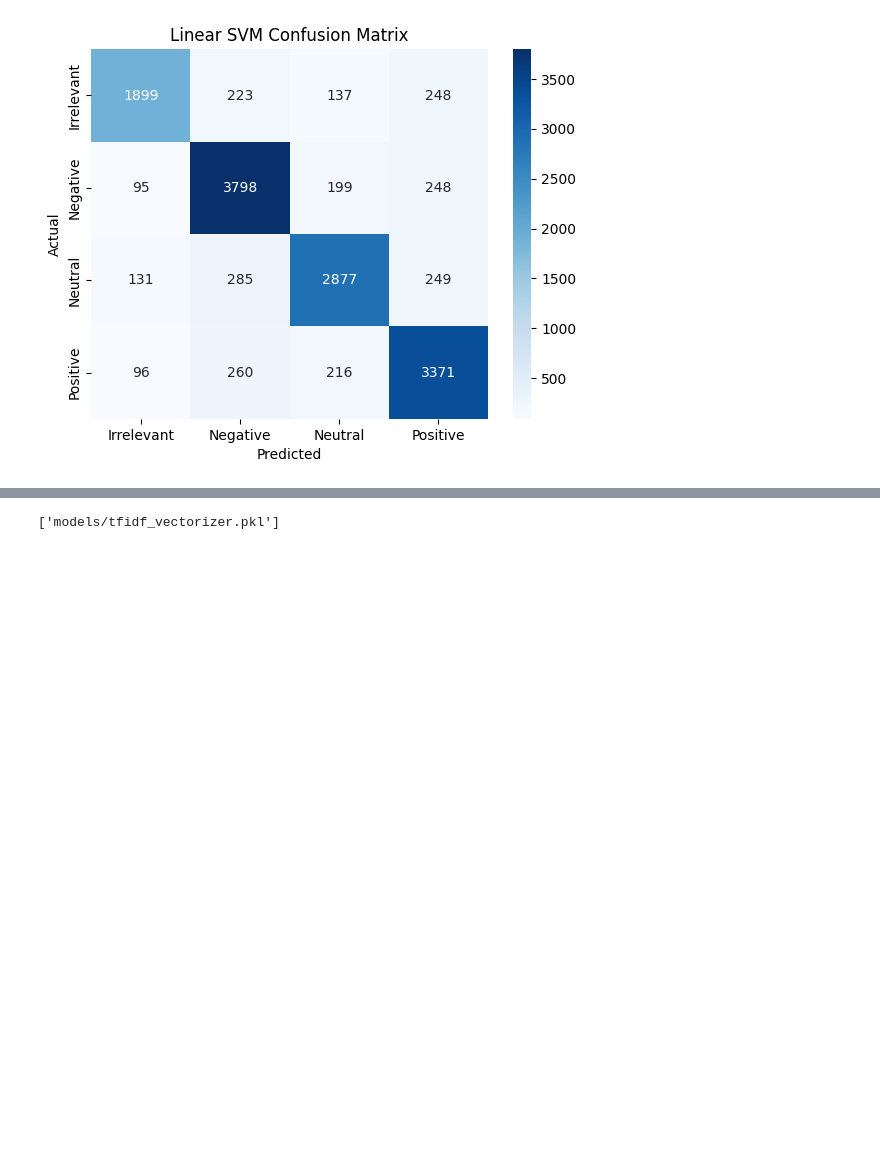
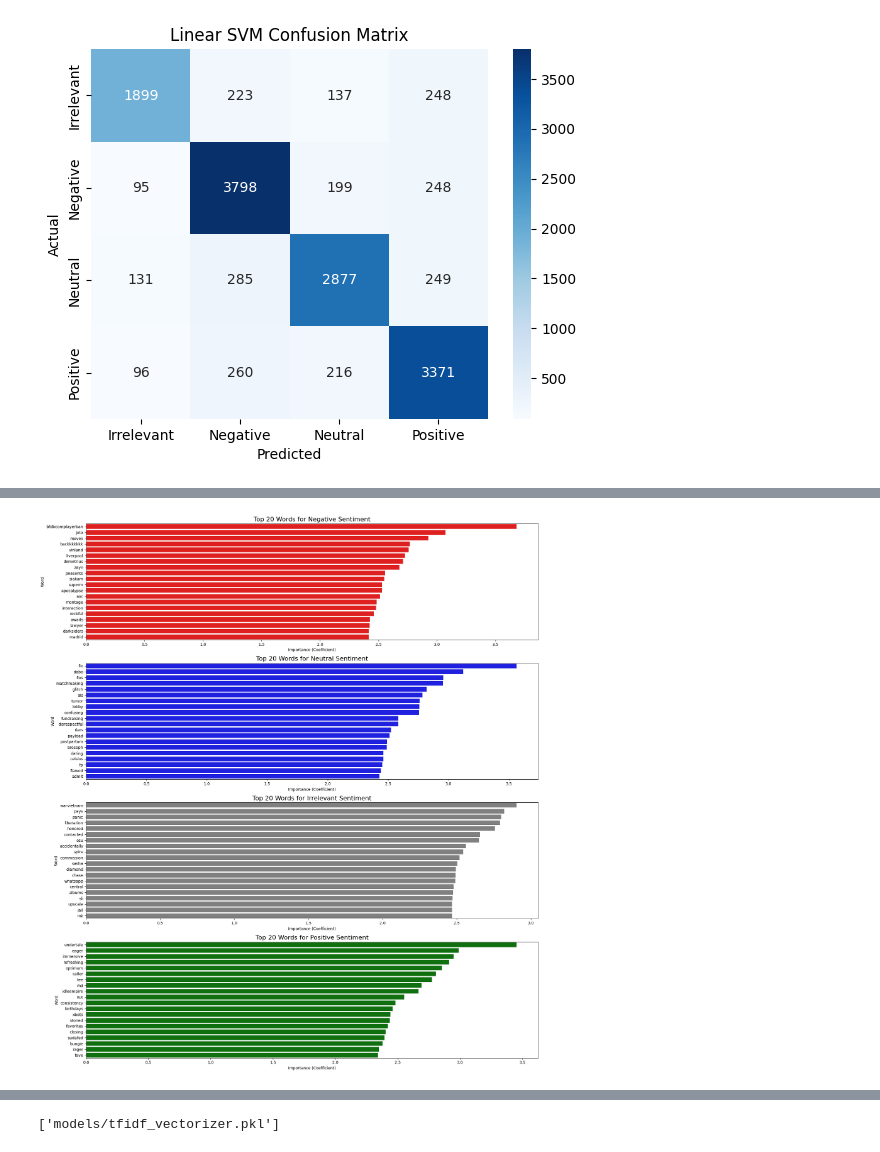
Before and after one commit to 29HENRIKH/SENTIMENT-ANALYSIS-, a Jupyter notebook: VIBELENZZ.ipynb, the cells around one changed output, grey strips where cells are left out. Drawn from its saved outputs; the diff is of its cells as text; code cells hidden in the pictures; blank space fills up the shorter version.

```diff
--- a/VIBELENZZ.ipynb
+++ b/VIBELENZZ.ipynb
@@ -835,0 +769,50 @@ Top 20 words for Positive sentiment:
+# %%
+import pandas as pd
+import numpy as np
+import matplotlib.pyplot as plt
+import seaborn as sns
+
+# 1. Get feature names
+feature_names = vectorizer.get_feature_names_out()
+
+# 2. Class labels and SVM coefficients
+class_labels = ["Negative", "Neutral", "Irrelevant", "Positive"]
+coef_matrix = svm_model.coef_
+
+# 3. Create DataFrame
+coef_df = pd.DataFrame(coef_matrix.T, columns=class_labels)
+coef_df["word"] = feature_names
+
+# 4. Extract top N words (largest first)
+def get_top_words(class_name, top_n=20):
+    return (
+        coef_df[["word", class_name]]
+        .sort_values(by=class_name, ascending=False)  # highest first
+        .head(top_n)
+    )
+
+# 5. Colors for each class
+colors = {
+    "Positive": "green",
+    "Negative": "red",
+    "Neutral": "blue",
+    "Irrelevant": "grey"
+}
+
+# 6. Plot subplots
+plt.figure(figsize=(18, 20))
+
+for idx, label in enumerate(class_labels, 1):
+    data = get_top_words(label)
+
+    plt.subplot(4, 1, idx)
+    sns.barplot(x=label, y="word", data=data, color=colors[label])
+
+    plt.title(f"Top 20 Words for {label} Sentiment", fontsize=16)
+    plt.xlabel("Importance (Coefficient)")
+    plt.ylabel("Word")
+
+plt.tight_layout()
+plt.show()
+# %% [output]
+[figure, added]
```
Also changed, not shown: parts of 4 cells of this notebook, 3 other files.
